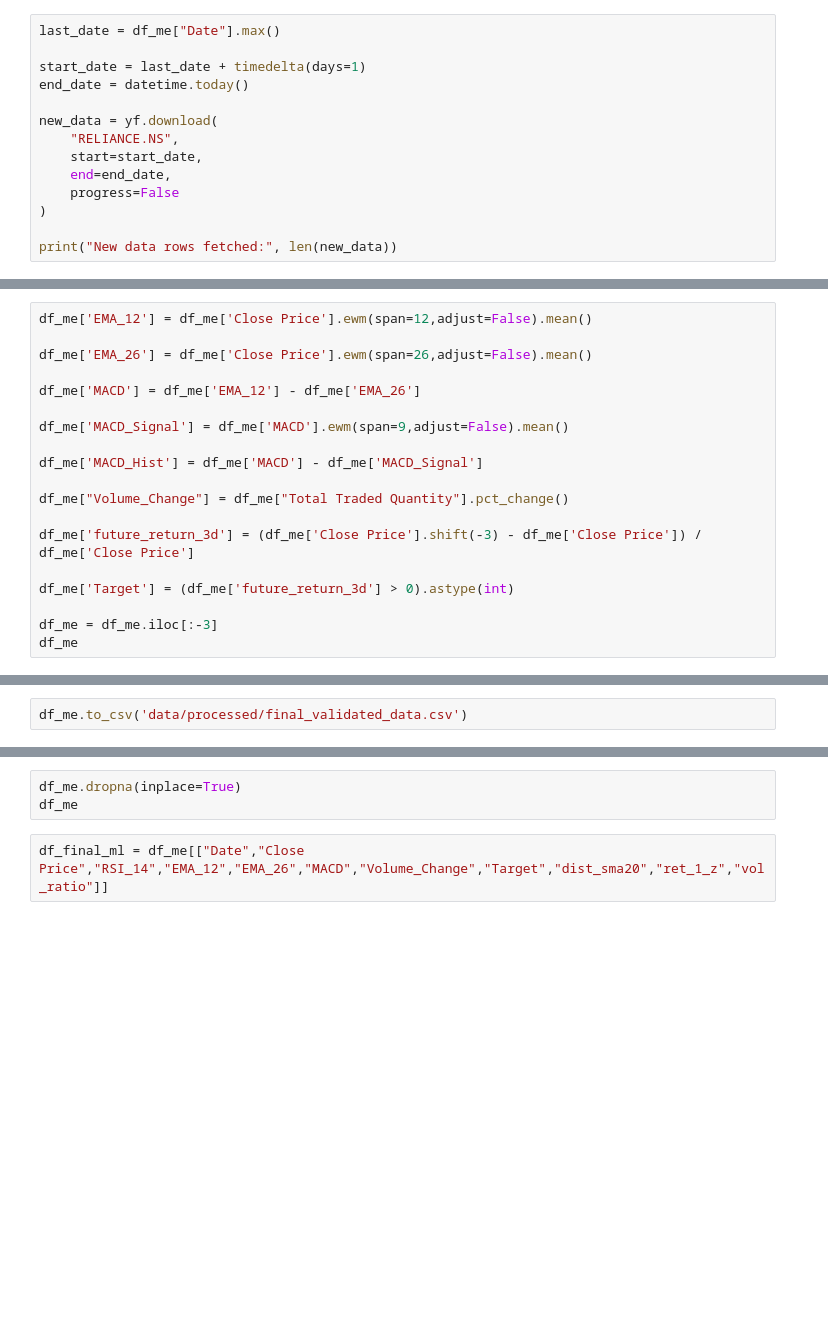
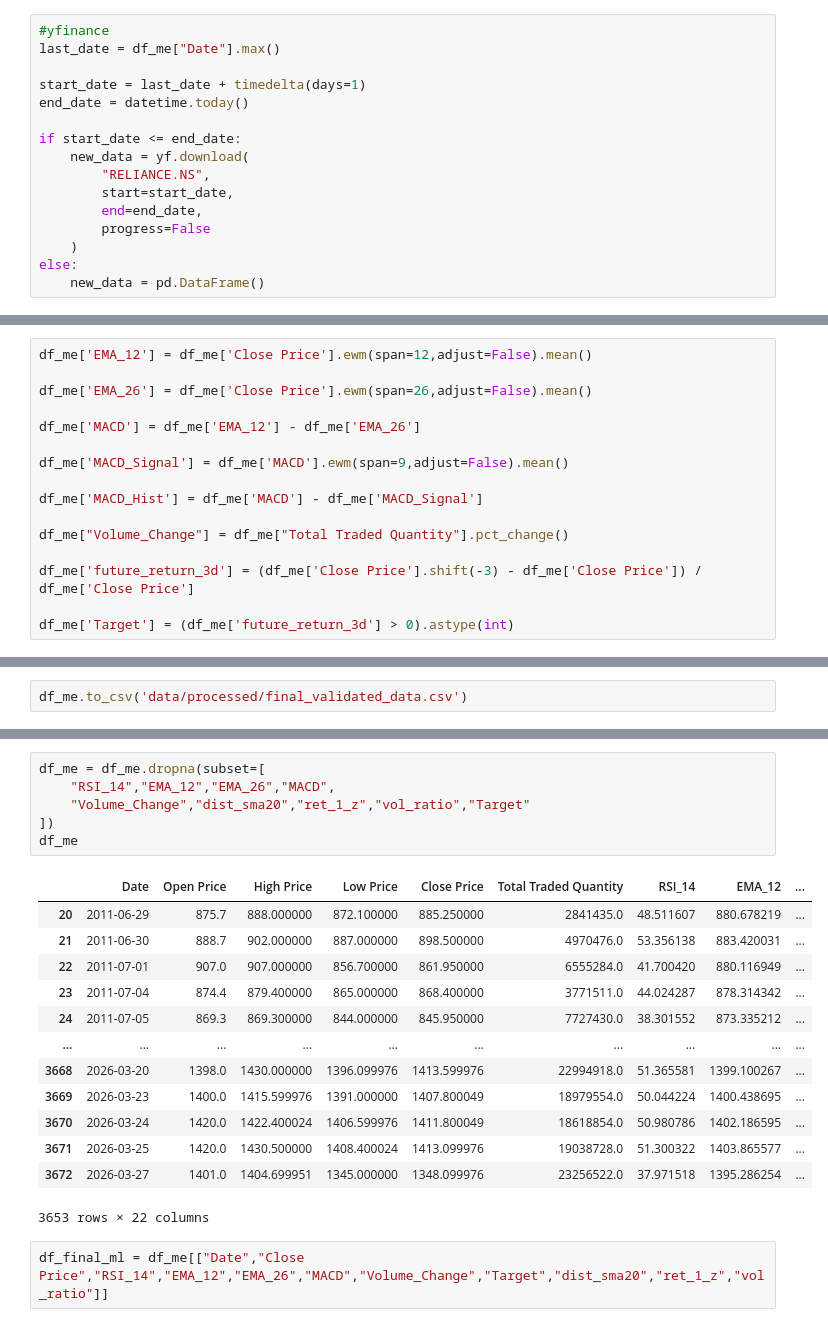
Before and after one commit to Rugved-Lohakare/smart-investment-advisor, a Jupyter notebook: data_notebook.ipynb, the cells around one changed output, grey strips where cells are left out. Saved outputs shown, nothing was run; the diff lists cells and outputs as text; blank space fills up the shorter version.

```diff
--- a/data_notebook.ipynb
+++ b/data_notebook.ipynb
@@ -176,14 +237,16 @@ df_me
 # %%
+#yfinance
 last_date = df_me["Date"].max()
 
 start_date = last_date + timedelta(days=1)
 end_date = datetime.today()
 
-new_data = yf.download(
-    "RELIANCE.NS",
-    start=start_date,
-    end=end_date,
-    progress=False
-)
-
-print("New data rows fetched:", len(new_data))
+if start_date <= end_date:
+    new_data = yf.download(
+        "RELIANCE.NS",
+        start=start_date,
+        end=end_date,
+        progress=False
+    )
+else:
+    new_data = pd.DataFrame()
@@ -277,9 +403,6 @@ df_me["Volume_Change"] = df_me["Total Traded Quantity"].pct_change()
 df_me['future_return_3d'] = (df_me['Close Price'].shift(-3) - df_me['Close Price']) / df_me['Close Price']
 
 df_me['Target'] = (df_me['future_return_3d'] > 0).astype(int)
-
-df_me = df_me.iloc[:-3]
-df_me
 # %%
 # 1-day return
 df_me["ret_1"] = df_me["Close Price"].pct_change()
@@ -369,6 +575,23 @@ df_me['Target'].value_counts(normalize=True)
 # %%
-df_me.dropna(inplace=True)
+df_me = df_me.dropna(subset=[
+    "RSI_14","EMA_12","EMA_26","MACD",
+    "Volume_Change","dist_sma20","ret_1_z","vol_ratio","Target"
+])
 df_me
+# %% [output]
+|  | Date | Open Price | High Price | Low Price | Close Price | Total Traded Quantity | RSI_14 | EMA_12 | ... |
+| 20 | 2011-06-29 | 875.7 | 888.000000 | 872.100000 | 885.250000 | 2841435.0 | 48.511607 | 880.678219 | ... |
+| 21 | 2011-06-30 | 888.7 | 902.000000 | 887.000000 | 898.500000 | 4970476.0 | 53.356138 | 883.420031 | ... |
+| 22 | 2011-07-01 | 907.0 | 907.000000 | 856.700000 | 861.950000 | 6555284.0 | 41.700420 | 880.116949 | ... |
+| 23 | 2011-07-04 | 874.4 | 879.400000 | 865.000000 | 868.400000 | 3771511.0 | 44.024287 | 878.314342 | ... |
+| 24 | 2011-07-05 | 869.3 | 869.300000 | 844.000000 | 845.950000 | 7727430.0 | 38.301552 | 873.335212 | ... |
+| ... | ... | ... | ... | ... | ... | ... | ... | ... | ... |
+| 3668 | 2026-03-20 | 1398.0 | 1430.000000 | 1396.099976 | 1413.599976 | 22994918.0 | 51.365581 | 1399.100267 | ... |
+| 3669 | 2026-03-23 | 1400.0 | 1415.599976 | 1391.000000 | 1407.800049 | 18979554.0 | 50.044224 | 1400.438695 | ... |
+| 3670 | 2026-03-24 | 1420.0 | 1422.400024 | 1406.599976 | 1411.800049 | 18618854.0 | 50.980786 | 1402.186595 | ... |
+| 3671 | 2026-03-25 | 1420.0 | 1430.500000 | 1408.400024 | 1413.099976 | 19038728.0 | 51.300322 | 1403.865577 | ... |
+| 3672 | 2026-03-27 | 1401.0 | 1404.699951 | 1345.000000 | 1348.099976 | 23256522.0 | 37.971518 | 1395.286254 | ... |
+3653 rows × 22 columns
 # %%
 df_final_ml = df_me[["Date","Close Price","RSI_14","EMA_12","EMA_26","MACD","Volume_Change","Target","dist_sma20","ret_1_z","vol_ratio"]]
 # %%
```
Also changed, not shown: parts of 69 cells of this notebook, 7 other files.
